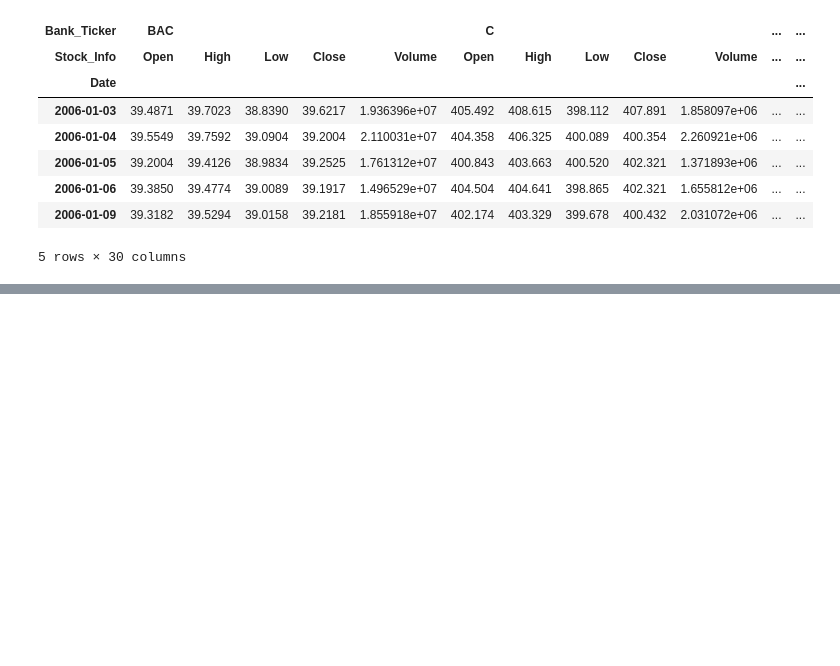
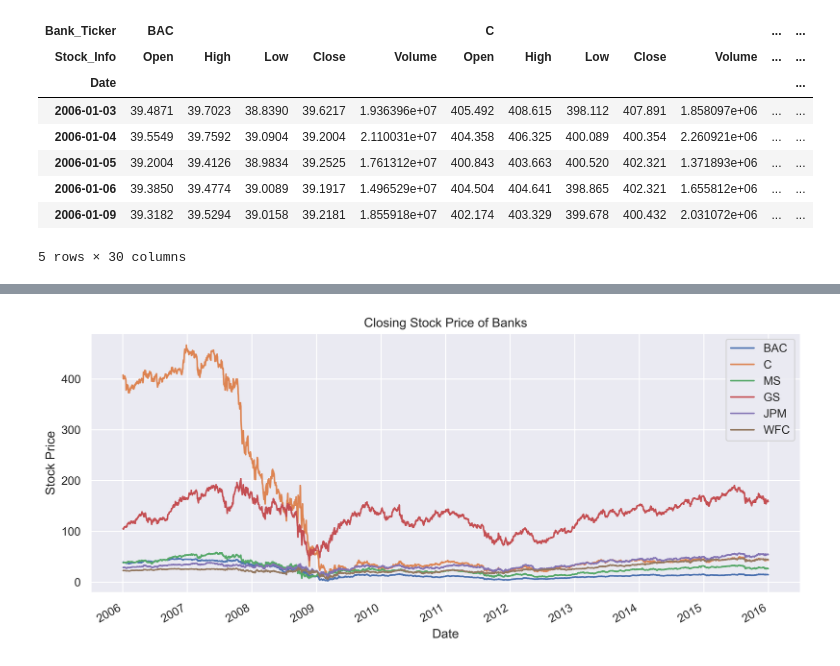
Before and after one commit to ahmedyar7/Data-Science-n-Visualization-Projects, a Jupyter notebook: Banks Stock Analysis/main.ipynb, the cells around one changed output, grey strips where cells are left out. Saved outputs shown, nothing was run; the diff lists cells and outputs as text; code cells hidden in the pictures; blank space fills up the shorter version.

```diff
--- a/Banks Stock Analysis/main.ipynb
+++ b/Banks Stock Analysis/main.ipynb
@@ -128,0 +192,16 @@ bank_stocks_df.xs(
+# %%
+plt.figure(figsize=(12, 5), dpi=500)
+
+
+plt.title("Closing Stock Price of Banks")
+plt.xlabel("Date")
+plt.ylabel("Stock Price")
+
+for ticks in bank_ticker:
+    bank_stocks_df[ticks]["Close"].plot(label=ticks)
+
+
+plt.legend()
+plt.show()
+# %% [output]
+[figure, added]
```
Also changed, not shown: parts of 14 cells of this notebook.
